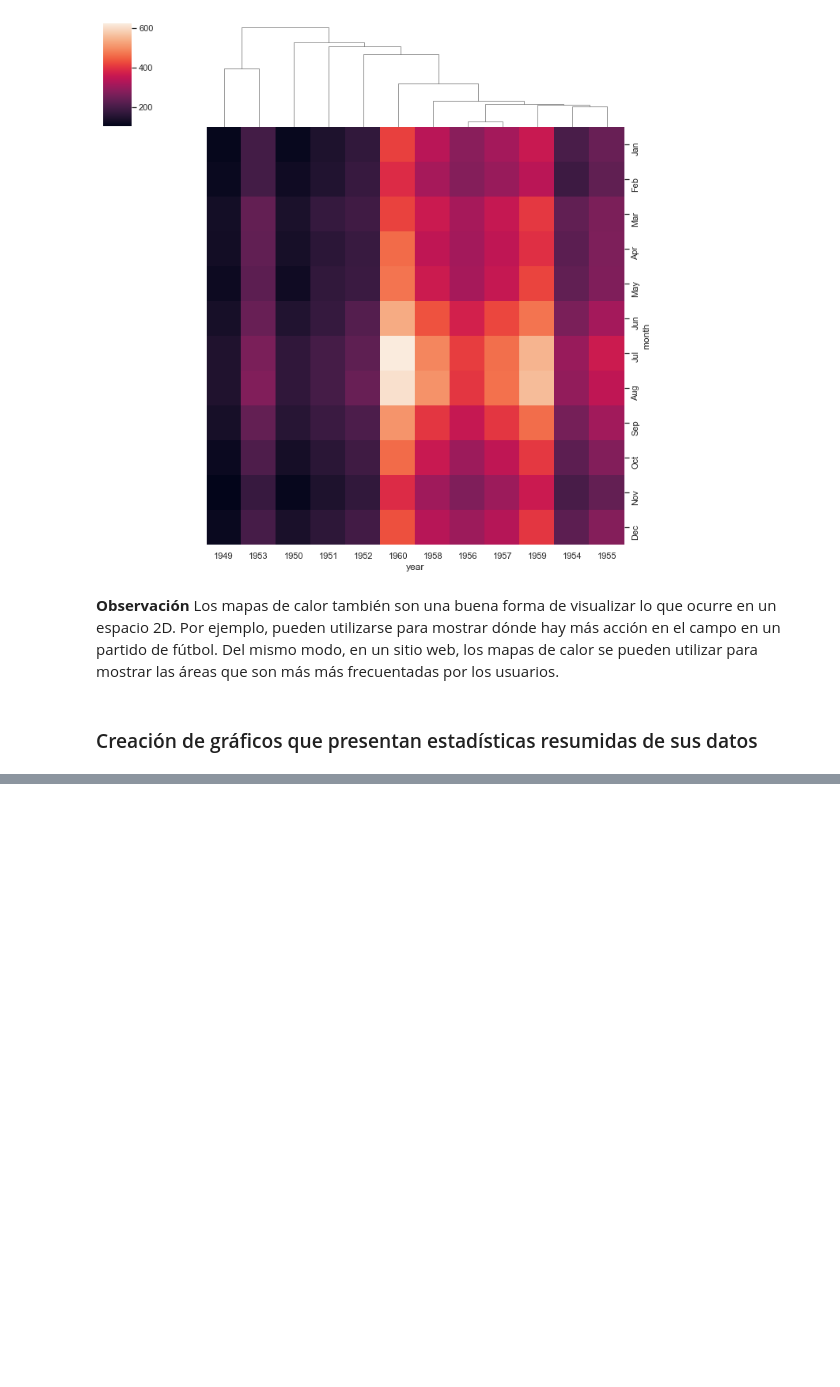
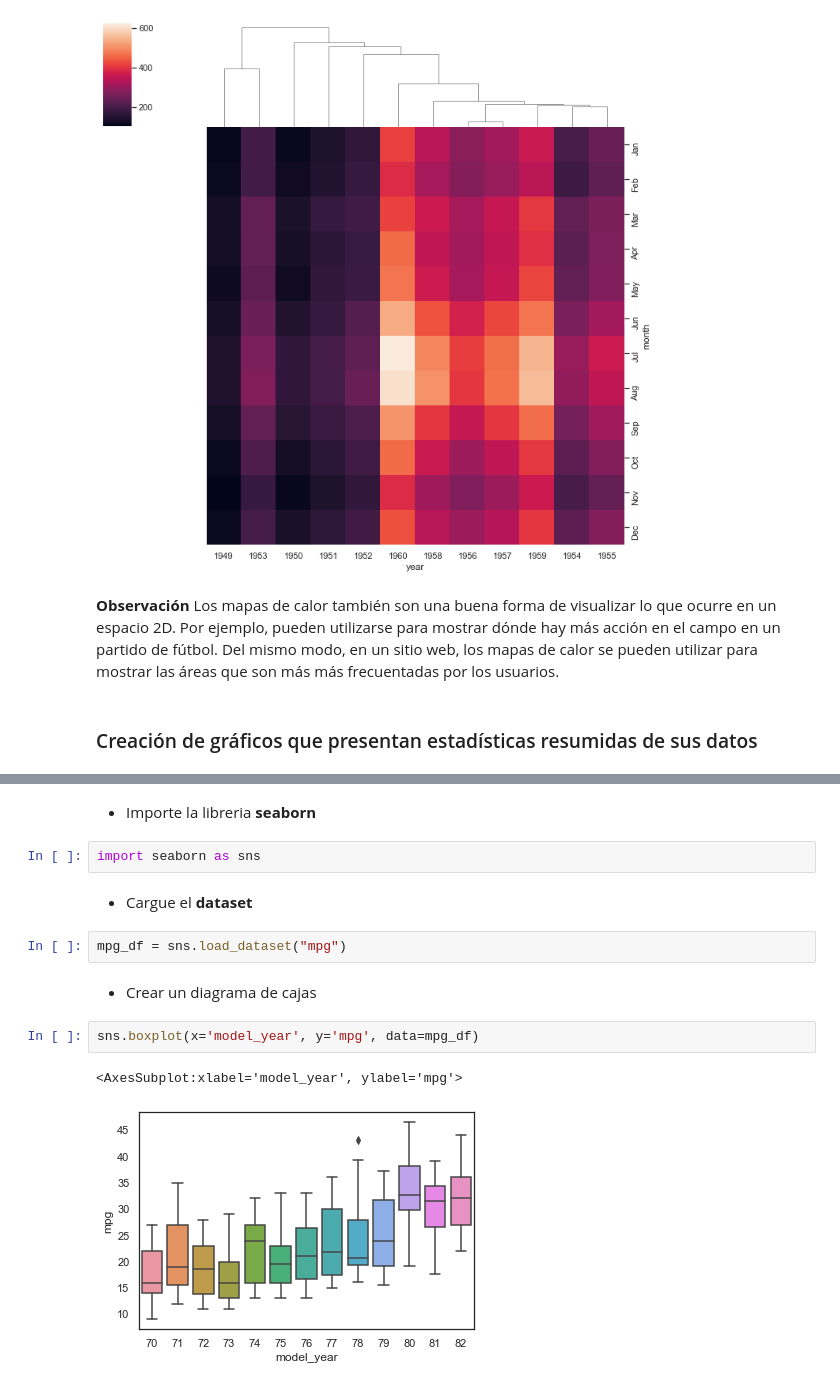
Before and after one commit to lihkir/Uninorte, a Jupyter notebook: AppliedStatisticMS/DataVisualizationRPython/Lectures/Python/Section1.py.ipynb, the cells around one changed output, grey strips where cells are left out. Saved outputs shown, nothing was run; the diff lists cells and outputs as text; blank space fills up the shorter version.

```diff
--- a/AppliedStatisticMS/DataVisualizationRPython/Lectures/Python/Section1.py.ipynb
+++ b/AppliedStatisticMS/DataVisualizationRPython/Lectures/Python/Section1.py.ipynb
@@ -1001,0 +1024,15 @@ ax = sns.clustermap(df_pivoted, row_cluster=False, metric='correlation', method=
+# %% [markdown]
+- Importe la libreria **seaborn**
+# %%
+import seaborn as sns
+# %% [markdown]
+- Cargue el **dataset**
+# %%
+mpg_df = sns.load_dataset("mpg")
+# %% [markdown]
+- Crear un diagrama de cajas
+# %%
+sns.boxplot(x='model_year', y='mpg', data=mpg_df)
+# %% [output]
+<AxesSubplot:xlabel='model_year', ylabel='mpg'>
+[figure, added]
```
Also changed, not shown: parts of 41 cells of this notebook.
